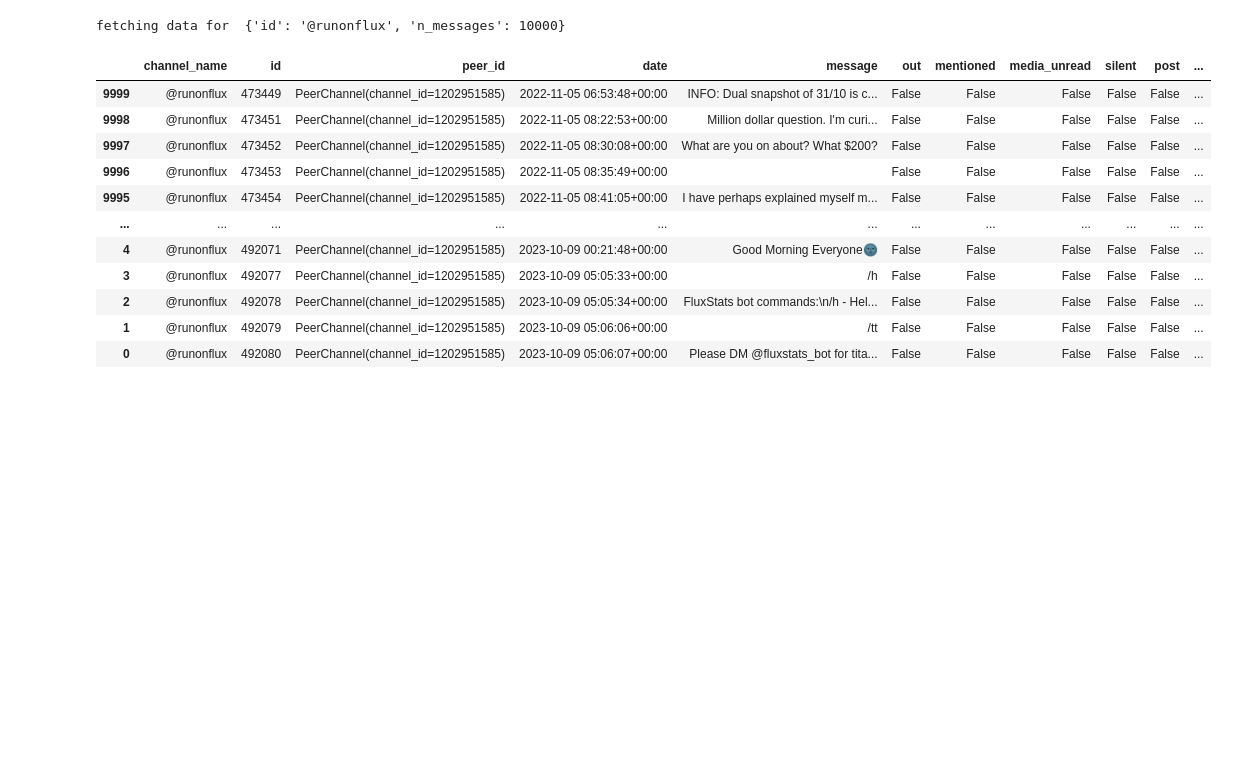
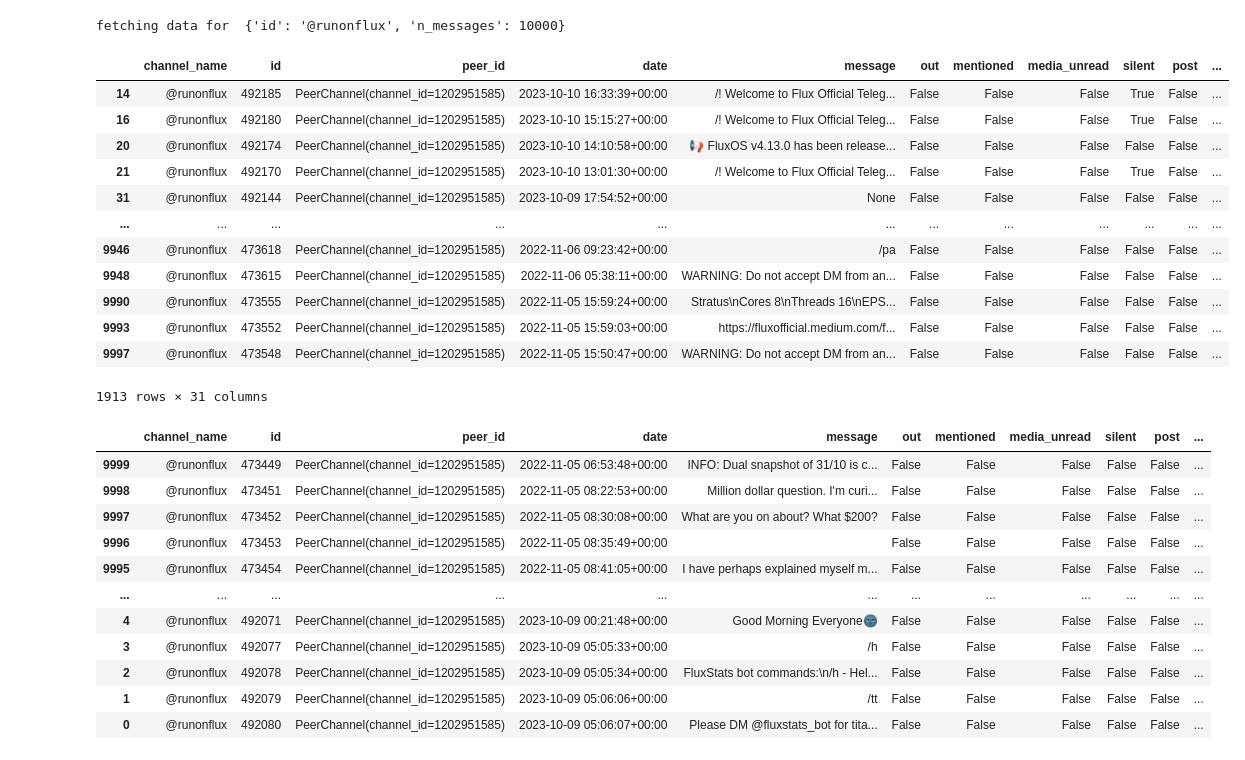
Before and after one commit to cancamilo/telegram-nlp, a Jupyter notebook: notebooks/telegram_data.ipynb, the cells around one changed output. Drawn from its saved outputs; the diff is of its cells as text; code cells hidden in the pictures; blank space fills up the shorter version.

Commit message:
remove message duplicates before classification

```diff
--- a/notebooks/telegram_data.ipynb
+++ b/notebooks/telegram_data.ipynb
@@ -28,7 +28,7 @@ phone = "+34634454832"
 username = "@elvesipeto"
 messages = []
 # %%
-client = TelegramClient("session_temp", api_id, api_hash)
+client = TelegramClient(f"sessions_data/{phone}", api_id, api_hash)
 chats = [
     # {"id":"@BitcoinBullets", "n_messages": 2000}, # a lot of crap
 
@@ -109,6 +109,23 @@ async with client:
 df = pd.DataFrame(pd_data, columns=columns)
 # %% [output]
 fetching data for  {'id': '@runonflux', 'n_messages': 10000}
+# %%
+# check duplicated data
+df = df[df.duplicated(subset=["message"]) == True]
+# %% [output]
+|  | channel_name | id | peer_id | date | message | out | mentioned | media_unread | silent | post | ... |
+| 14 | @runonflux | 492185 | PeerChannel(channel_id=1202951585) | 2023-10-10 16:33:39+00:00 | /! Welcome to Flux Official Teleg... | False | False | False | True | False | ... |
+| 16 | @runonflux | 492180 | PeerChannel(channel_id=1202951585) | 2023-10-10 15:15:27+00:00 | /! Welcome to Flux Official Teleg... | False | False | False | True | False | ... |
+| 20 | @runonflux | 492174 | PeerChannel(channel_id=1202951585) | 2023-10-10 14:10:58+00:00 | 📢 FluxOS v4.13.0 has been release... | False | False | False | False | False | ... |
+| 21 | @runonflux | 492170 | PeerChannel(channel_id=1202951585) | 2023-10-10 13:01:30+00:00 | /! Welcome to Flux Official Teleg... | False | False | False | True | False | ... |
+| 31 | @runonflux | 492144 | PeerChannel(channel_id=1202951585) | 2023-10-09 17:54:52+00:00 | None | False | False | False | False | False | ... |
+| ... | ... | ... | ... | ... | ... | ... | ... | ... | ... | ... | ... |
+| 9946 | @runonflux | 473618 | PeerChannel(channel_id=1202951585) | 2022-11-06 09:23:42+00:00 | /pa | False | False | False | False | False | ... |
+| 9948 | @runonflux | 473615 | PeerChannel(channel_id=1202951585) | 2022-11-06 05:38:11+00:00 | WARNING: Do not accept DM from an... | False | False | False | False | False | ... |
+| 9990 | @runonflux | 473555 | PeerChannel(channel_id=1202951585) | 2022-11-05 15:59:24+00:00 | Stratus\nCores 8\nThreads 16\nEPS... | False | False | False | False | False | ... |
+| 9993 | @runonflux | 473552 | PeerChannel(channel_id=1202951585) | 2022-11-05 15:59:03+00:00 | https://fluxofficial.medium.com/f... | False | False | False | False | False | ... |
+| 9997 | @runonflux | 473548 | PeerChannel(channel_id=1202951585) | 2022-11-05 15:50:47+00:00 | WARNING: Do not accept DM from an... | False | False | False | False | False | ... |
+1913 rows × 31 columns
 # %%
 df.sort_values(by="date")
 # %% [output]
```
Also changed, not shown: parts of 1 cell of this notebook, 2 other files.
